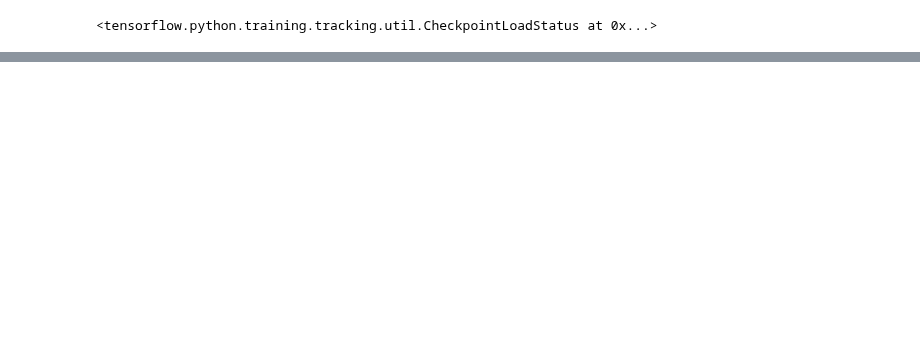
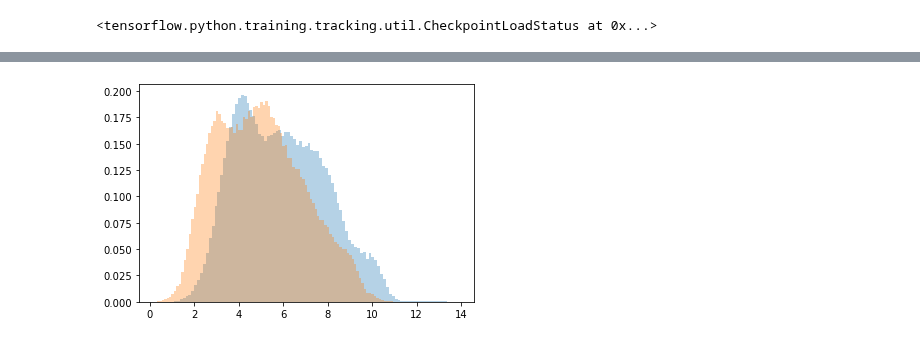
Before and after one commit to michaelrstadler/rpb1, a Jupyter notebook: bin/notebooks/20220329-realdata-siamese-2.ipynb, the cells around one changed output, grey strips where cells are left out. Saved outputs shown, nothing was run; the diff lists cells and outputs as text; code cells hidden in the pictures; blank space fills up the shorter version.

```diff
--- a/bin/notebooks/20220329-realdata-siamese-2.ipynb
+++ b/bin/notebooks/20220329-realdata-siamese-2.ipynb
@@ -138,3 +135,13 @@ embedding = cn.make_embedding(base_cnn)
 embedding.load_weights(weights_file)
 # %% [output]
 <tensorflow.python.training.tracking.util.CheckpointLoadStatus at 0x...>
+# %%
+weights_file = '/Users/michaelstadler/Bioinformatics/Projects/rpb1/results/trained_models/checkpoint_final_mix_real_sim_2'
+base_cnn = cn.make_base_cnn_3d(image_shape=(34,100,100), nlayers=8)
+embedding8 = cn.make_embedding(base_cnn)
+embedding8.load_weights(weights_file)
+
+weights_file = '/Users/michaelstadler/Bioinformatics/Projects/rpb1/results/trained_models/checkpoint_final_mix_real_sim_3_34layer'
+base_cnn = cn.make_base_cnn_3d(image_shape=(34,100,100), nlayers=34)
+embedding34 = cn.make_embedding(base_cnn)
+embedding34.load_weights(weights_file)
@@ -509,0 +508,2 @@ x[1]
+# %%
+em, files = ev.embed_images('/Users/michaelstadler/Bioinformatics/Projects/rpb1/data/real_nuclei/set2/h2b', embedding34, return_params=False, return_stack=False, return_files=True)
@@ -509,0 +512,16 @@ x[1]
+# %%
+em34, files34 = combine_embeddings('/Users/michaelstadler/Bioinformatics/Projects/rpb1/data/real_nuclei/embeddings/reals_rpb1_h2b_zld_34layer',
+(
+    '/Users/michaelstadler/Bioinformatics/Projects/rpb1/data/real_nuclei/embeddings/rpb1-real-34layer',
+    '/Users/michaelstadler/Bioinformatics/Projects/rpb1/data/real_nuclei/embeddings/zld-real-34layer',
+    '/Users/michaelstadler/Bioinformatics/Projects/rpb1/data/real_nuclei/embeddings/h2b-real-34layer'
+)
+)
+
+em8, files8 = combine_embeddings('/Users/michaelstadler/Bioinformatics/Projects/rpb1/data/real_nuclei/embeddings/reals_rpb1_h2b_zld_8layer',
+(
+    '/Users/michaelstadler/Bioinformatics/Projects/rpb1/data/real_nuclei/embeddings/rpb1-real',
+    '/Users/michaelstadler/Bioinformatics/Projects/rpb1/data/real_nuclei/embeddings/zld-real',
+    '/Users/michaelstadler/Bioinformatics/Projects/rpb1/data/real_nuclei/embeddings/h2b-real'
+)
+)
@@ -509,0 +580,8 @@ x[1]
+# %%
+diff_tag34, same_ds34, same_nuc34 = get_dist_distros(em34, files34)
+diff_tag8, same_ds8, same_nuc8 = get_dist_distros(em8, files8)
+# %%
+plt.hist(diff_tag8, density=True, alpha=0.33, bins=100);
+plt.hist(diff_tag34, density=True, alpha=0.33, bins=100);
+# %% [output]
+[figure, added]
```
Also changed, not shown: parts of 36 cells of this notebook, 1 other file.
